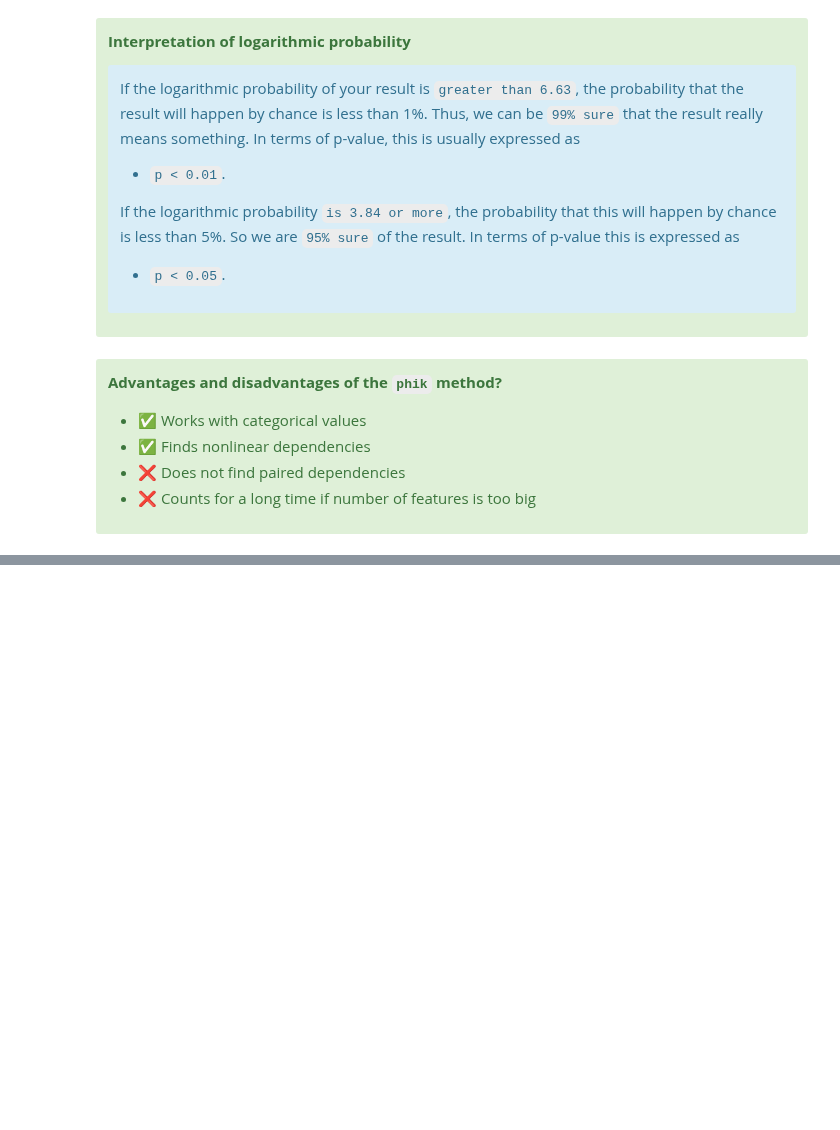
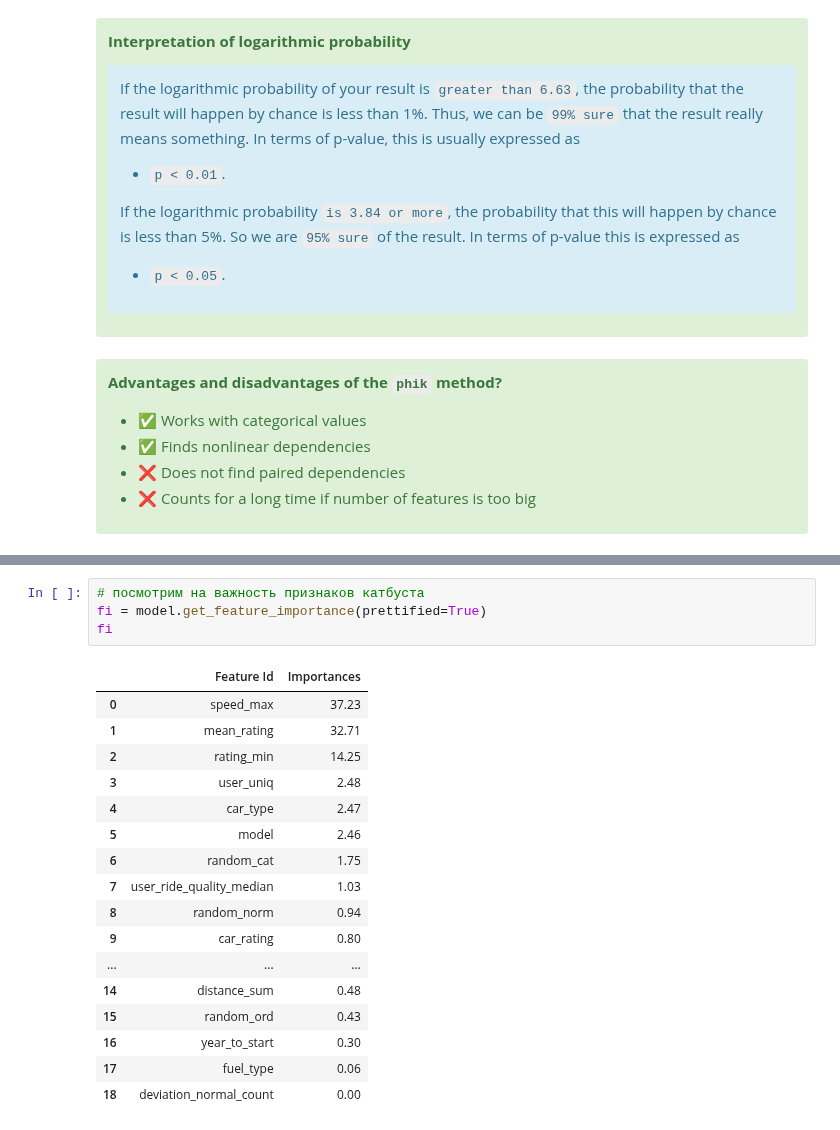
Before and after one commit to aziart/comp-ds, a Jupyter notebook: notebooks/03.3.02 - Feature Selection.ipynb, the cells around one changed output, grey strips where cells are left out. Drawn from its saved outputs; the diff is of its cells as text; blank space fills up the shorter version.

```diff
--- a/notebooks/03.3.02 - Feature Selection.ipynb
+++ b/notebooks/03.3.02 - Feature Selection.ipynb
@@ -225,0 +259,22 @@ If the logarithmic probability `is 3.84 or more`, the probability that this will
+# %%
+# посмотрим на важность признаков катбуста
+fi = model.get_feature_importance(prettified=True)
+fi
+# %% [output]
+|  | Feature Id | Importances |
+| 0 | speed_max | 37.23 |
+| 1 | mean_rating | 32.71 |
+| 2 | rating_min | 14.25 |
+| 3 | user_uniq | 2.48 |
+| 4 | car_type | 2.47 |
+| 5 | model | 2.46 |
+| 6 | random_cat | 1.75 |
+| 7 | user_ride_quality_median | 1.03 |
+| 8 | random_norm | 0.94 |
+| 9 | car_rating | 0.80 |
+| ... | ... | ... |
+| 14 | distance_sum | 0.48 |
+| 15 | random_ord | 0.43 |
+| 16 | year_to_start | 0.30 |
+| 17 | fuel_type | 0.06 |
+| 18 | deviation_normal_count | 0.00 |
```
Also changed, not shown: parts of 11 cells of this notebook, 6 other files.
